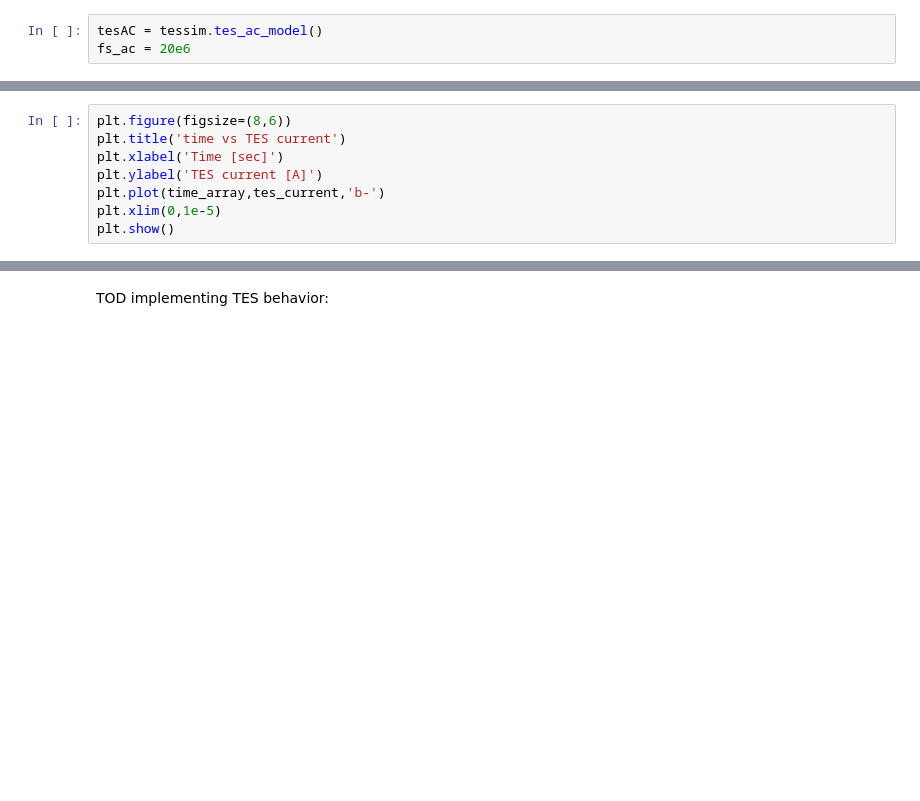
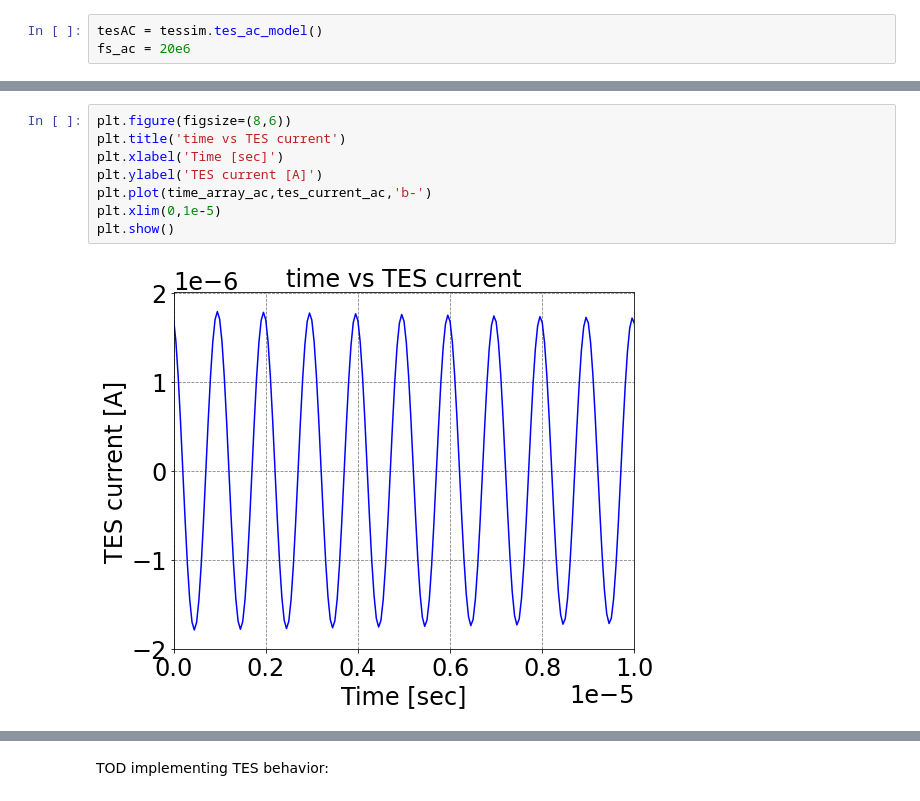
Before and after one commit to tomma90/tes_simulator, a Jupyter notebook: tes_simulator/Example_tes_simulator.ipynb, the cells around one changed output, grey strips where cells are left out. Saved outputs shown, nothing was run; the diff lists cells and outputs as text; blank space fills up the shorter version.

```diff
--- a/tes_simulator/Example_tes_simulator.ipynb
+++ b/tes_simulator/Example_tes_simulator.ipynb
@@ -205,11 +206,13 @@ plt.show()
 # %%
 plt.figure(figsize=(8,6))
 plt.title('time vs TES current')
 plt.xlabel('Time [sec]')
 plt.ylabel('TES current [A]')
-plt.plot(time_array,tes_current,'b-')
+plt.plot(time_array_ac,tes_current_ac,'b-')
 plt.xlim(0,1e-5)
 plt.show()
+# %% [output]
+[figure, added]
 # %%
 plt.figure(figsize=(8,6))
 plt.title('time vs TES temperature')
```
Also changed, not shown: parts of 55 cells of this notebook.
